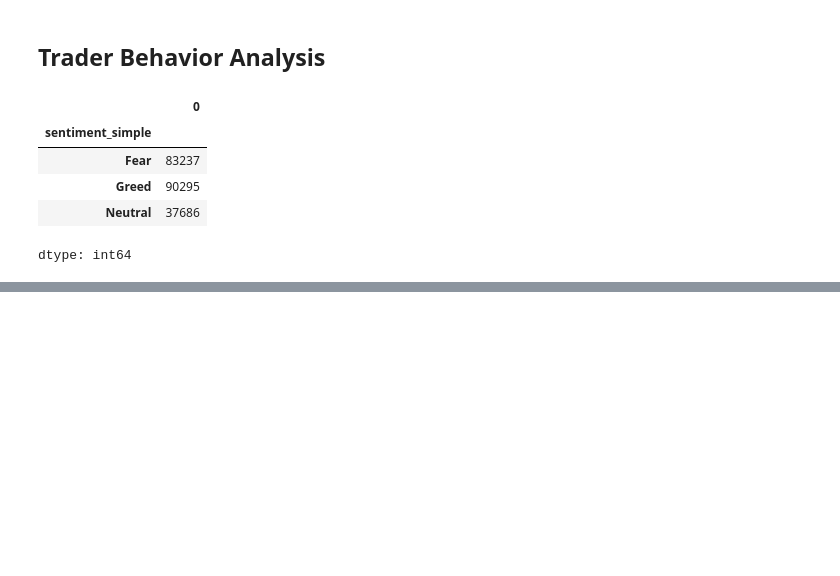
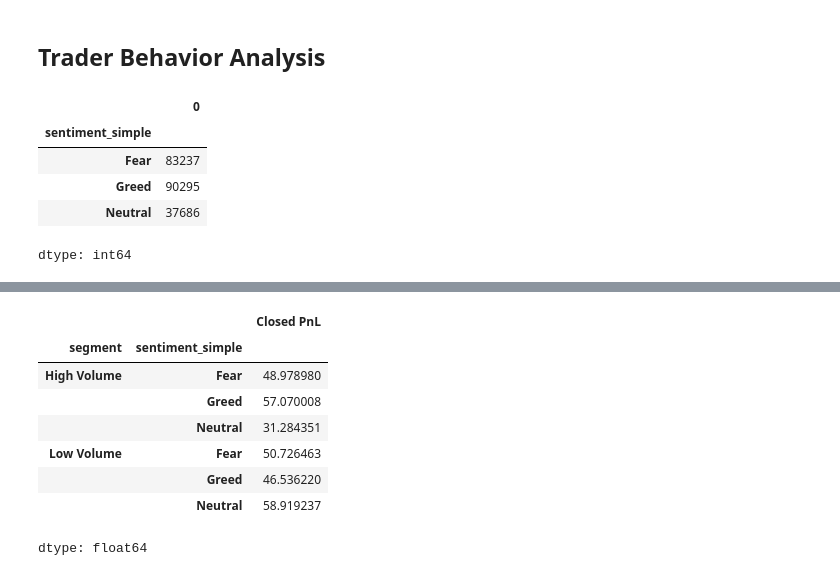
Before and after one commit to saiprakashgollapalli/trader-sentiment-analysis, a Jupyter notebook: trader_sentiment_analysis.ipynb, the cells around one changed output, grey strips where cells are left out. Drawn from its saved outputs; the diff is of its cells as text; code cells hidden in the pictures; blank space fills up the shorter version.

```diff
--- a/trader_sentiment_analysis.ipynb
+++ b/trader_sentiment_analysis.ipynb
@@ -194,0 +189,5 @@ Recommendation: Increase trade participation but maintain controlled position si
+# %%
+# Calculate total traded volume per account
+account_volume = merged.groupby('Account')['Size USD'].sum().reset_index()
+
+account_volume.head()
@@ -194,0 +201,10 @@ Recommendation: Increase trade participation but maintain controlled position si
+# %%
+# Find median trading volume
+median_volume = account_volume['Size USD'].median()
+
+# Create segment label
+account_volume['segment'] = account_volume['Size USD'].apply(
+    lambda x: "High Volume" if x > median_volume else "Low Volume"
+)
+
+account_volume['segment'].value_counts()
@@ -194,0 +217,9 @@ Recommendation: Increase trade participation but maintain controlled position si
+# %%
+# Merge segment info back to main dataset
+merged = merged.merge(
+    account_volume[['Account', 'segment']],
+    on='Account',
+    how='left'
+)
+
+merged[['Account','segment']].head()
@@ -194,0 +233,12 @@ Recommendation: Increase trade participation but maintain controlled position si
+# %%
+merged.groupby(['segment','sentiment_simple'])['Closed PnL'].mean()
+# %% [output]
+|  |  | Closed PnL |
+| segment | sentiment_simple |  |
+| High Volume | Fear | 48.978980 |
+|  | Greed | 57.070008 |
+|  | Neutral | 31.284351 |
+| Low Volume | Fear | 50.726463 |
+|  | Greed | 46.536220 |
+|  | Neutral | 58.919237 |
+dtype: float64
```
Also changed, not shown: parts of 7 cells of this notebook.
